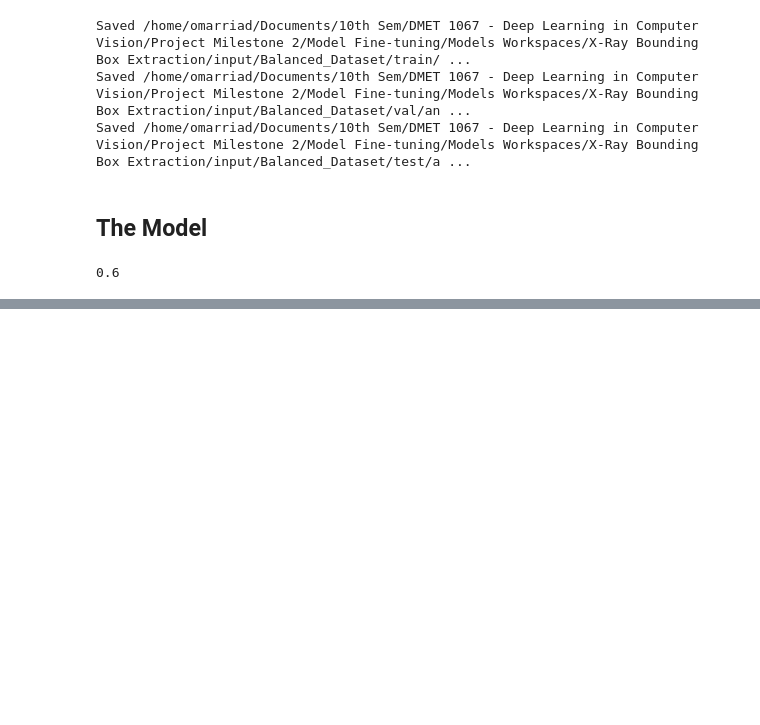
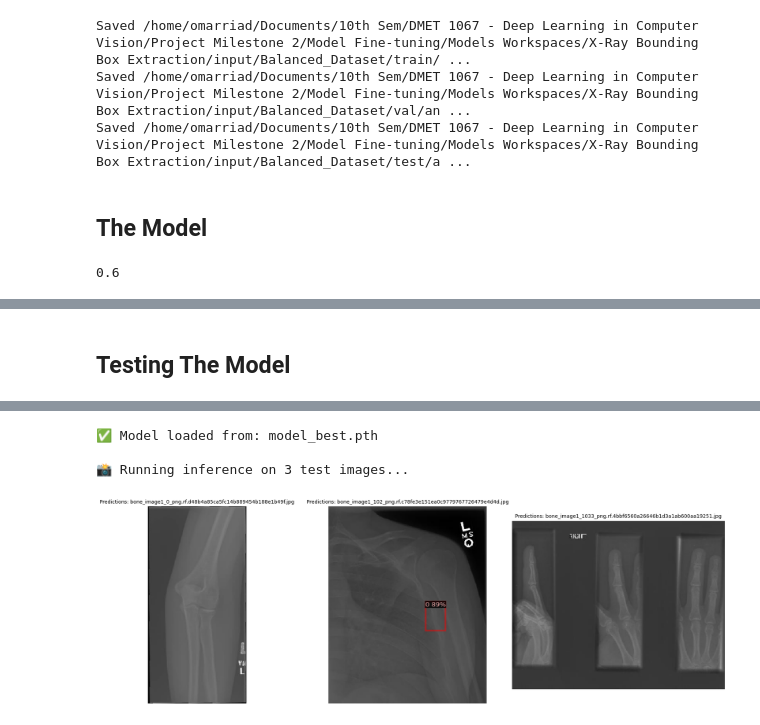
Before and after one commit to MaroSalah02/X-CV, a Jupyter notebook: Model Fine-tuning/Models Workspaces/X-Ray Bounding Box Extraction/FAST C-RNN.ipynb, the cells around one changed output, grey strips where cells are left out. Drawn from its saved outputs; the diff is of its cells as text; code cells hidden in the pictures; blank space fills up the shorter version.

Commit message:
Results shown - FASTER C-RNN

```diff
--- a/Model Fine-tuning/Models Workspaces/X-Ray Bounding Box Extraction/FAST C-RNN.ipynb
+++ b/Model Fine-tuning/Models Workspaces/X-Ray Bounding Box Extraction/FAST C-RNN.ipynb
@@ -639,0 +768,71 @@ roi_heads.box_predictor.cls_score.{bias, weight}
+# %% [markdown]
+## Testing The Model
+# %%
+from detectron2.engine import DefaultPredictor
+import cv2
+from detectron2.utils.visualizer import Visualizer
+from detectron2.data import MetadataCatalog
+
+# Load best model checkpoint
+best_model_path = OUTPUT_DIR / "model_best.pth"
+
+if not best_model_path.exists():
+    # If model_best.pth doesn't exist, find the latest checkpoint
+    checkpoints = list(OUTPUT_DIR.glob("model_*.pth"))
+    if checkpoints:
+        best_model_path = sorted(checkpoints)[-1]
+        print(f"Using checkpoint: {best_model_path.name}")
+    else:
+        print("❌ No model checkpoint found!")
+        print(f"Available files in {OUTPUT_DIR}:")
+        print(list(OUTPUT_DIR.glob("*")))
+
+# Configure model for inference
+cfg.MODEL.WEIGHTS = str(best_model_path)
+cfg.MODEL.ROI_HEADS.SCORE_THRESH_TEST = 0.5  # Confidence threshold for predictions
+
+predictor = DefaultPredictor(cfg)
+print(f"✅ Model loaded from: {best_model_path.name}")
+
+# Get metadata
+metadata = MetadataCatalog.get("fracture_test")
+
+# Function to run inference on a single image
+def infer_on_image(image_path, score_threshold=0.5):
+    """Run inference on an image and visualize predictions"""
+    img = cv2.imread(str(image_path))
+    if img is None:
+        print(f"❌ Could not read image: {image_path}")
+        return None
+
+    # Run inference
+    outputs = predictor(img)
+
+    # Visualize
+    v = Visualizer(img[:, :, ::-1], metadata=metadata, scale=0.8)
+    out = v.draw_instance_predictions(outputs["instances"].to("cpu"))
+
+    return out.get_image()[:, :, ::-1]
+
+test_images_dir = Path(CLEANED_DATASET_DIR) / "test" / "images"
+test_images = sorted(list(test_images_dir.glob("*.jpg")) + list(test_images_dir.glob("*.png")))[:3]
+
+if test_images:
+    print(f"\n📸 Running inference on {len(test_images)} test images...\n")
+
+    fig, axes = plt.subplots(1, len(test_images), figsize=(18, 6))
+    if len(test_images) == 1:
+        axes = [axes]
+
+    for idx, img_path in enumerate(test_images):
+        result_img = infer_on_image(img_path, score_threshold=0.5)
+        if result_img is not None:
+            axes[idx].imshow(result_img)
+            axes[idx].set_title(f"Predictions: {img_path.name}", fontsize=10)
+            axes[idx].axis('off')
+
+    plt.tight_layout()
+    plt.show()
+else:
+    print("❌ No test images found!")
+# %% [output]
@@ -639,0 +840,4 @@ roi_heads.box_predictor.cls_score.{bias, weight}
+✅ Model loaded from: model_best.pth
+
+📸 Running inference on 3 test images...
+[figure, added]
```
Also changed, not shown: parts of 5 cells of this notebook.
